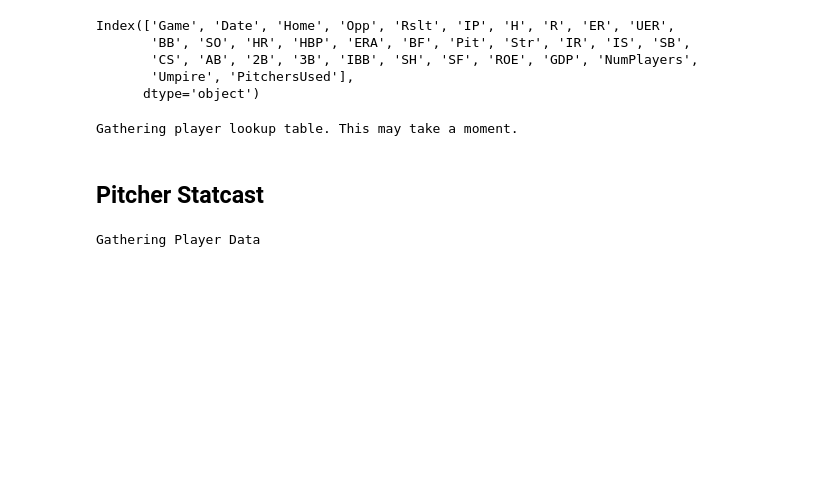
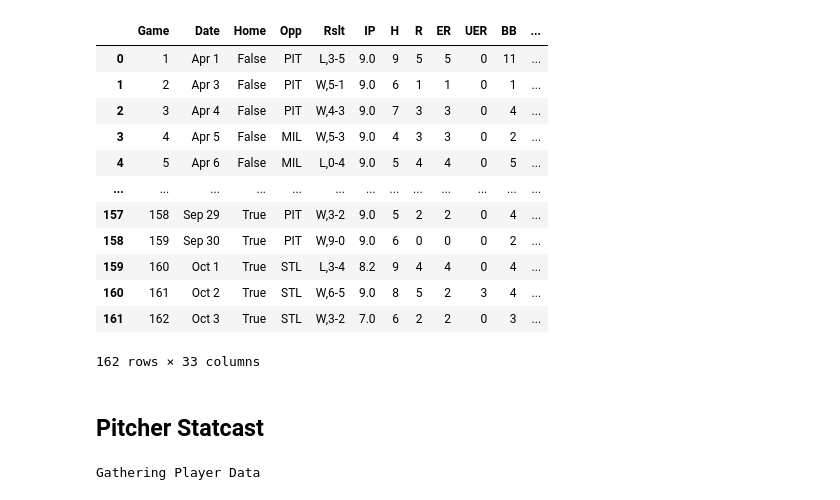
Before and after one commit to samlafell-python/Baseball_OverUnders, a Jupyter notebook: dev/pybaseball_practice_nb.ipynb, the cells around one changed output. Drawn from its saved outputs; the diff is of its cells as text; code cells hidden in the pictures; blank space fills up the shorter version.

```diff
--- a/dev/pybaseball_practice_nb.ipynb
+++ b/dev/pybaseball_practice_nb.ipynb
@@ -7,21 +7,23 @@ pd.set_option('display.max_columns', 350)
 # %%
 ######### Get Team Performance for a Season ##########
 
 cubs2021_batting = pb.team_game_logs(2021, 'CHC', 'batting')
 cubs2021_pitching = pb.team_game_logs(2021, 'CHC', 'pitching')
-cubs2021_pitching.columns
+cubs2021_pitching
 # %% [output]
+|  | Game | Date | Home | Opp | Rslt | IP | H | R | ER | UER | BB | ... |
+| 0 | 1 | Apr 1 | False | PIT | L,3-5 | 9.0 | 9 | 5 | 5 | 0 | 11 | ... |
+| 1 | 2 | Apr 3 | False | PIT | W,5-1 | 9.0 | 6 | 1 | 1 | 0 | 1 | ... |
+| 2 | 3 | Apr 4 | False | PIT | W,4-3 | 9.0 | 7 | 3 | 3 | 0 | 4 | ... |
+| 3 | 4 | Apr 5 | False | MIL | W,5-3 | 9.0 | 4 | 3 | 3 | 0 | 2 | ... |
+| 4 | 5 | Apr 6 | False | MIL | L,0-4 | 9.0 | 5 | 4 | 4 | 0 | 5 | ... |
+| ... | ... | ... | ... | ... | ... | ... | ... | ... | ... | ... | ... | ... |
+| 157 | 158 | Sep 29 | True | PIT | W,3-2 | 9.0 | 5 | 2 | 2 | 0 | 4 | ... |
+| 158 | 159 | Sep 30 | True | PIT | W,9-0 | 9.0 | 6 | 0 | 0 | 0 | 2 | ... |
+| 159 | 160 | Oct 1 | True | STL | L,3-4 | 8.2 | 9 | 4 | 4 | 0 | 4 | ... |
+| 160 | 161 | Oct 2 | True | STL | W,6-5 | 9.0 | 8 | 5 | 2 | 3 | 4 | ... |
+| 161 | 162 | Oct 3 | True | STL | W,3-2 | 7.0 | 6 | 2 | 2 | 0 | 3 | ... |
-Index(['Game', 'Date', 'Home', 'Opp', 'Rslt', 'IP', 'H', 'R', 'ER', 'UER',
-       'BB', 'SO', 'HR', 'HBP', 'ERA', 'BF', 'Pit', 'Str', 'IR', 'IS', 'SB',
-       'CS', 'AB', '2B', '3B', 'IBB', 'SH', 'SF', 'ROE', 'GDP', 'NumPlayers',
-       'Umpire', 'PitchersUsed'],
-      dtype='object')
+162 rows × 33 columns
-# %%
-########## Get Statcast Pitching Performance #############
-jonlester_game_log = cubs2021_batting.iloc[-2,-1]
-jlester = pb.playerid_lookup('lester', 'jon')
-# %% [output]
-Gathering player lookup table. This may take a moment.
 # %% [markdown]
 ## Pitcher Statcast ##
 # %%
```
Also changed, not shown: parts of 3 cells of this notebook, 2 other files.
